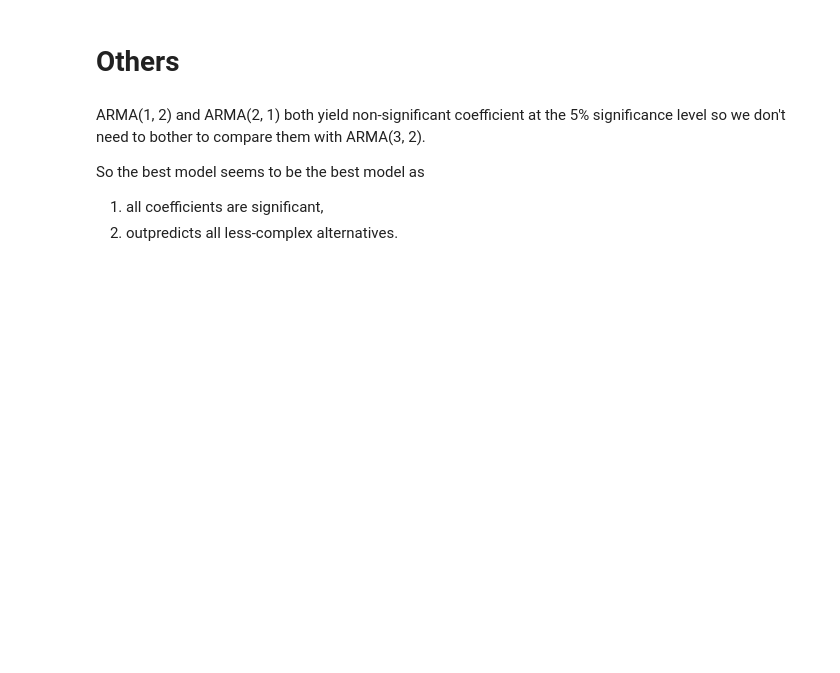
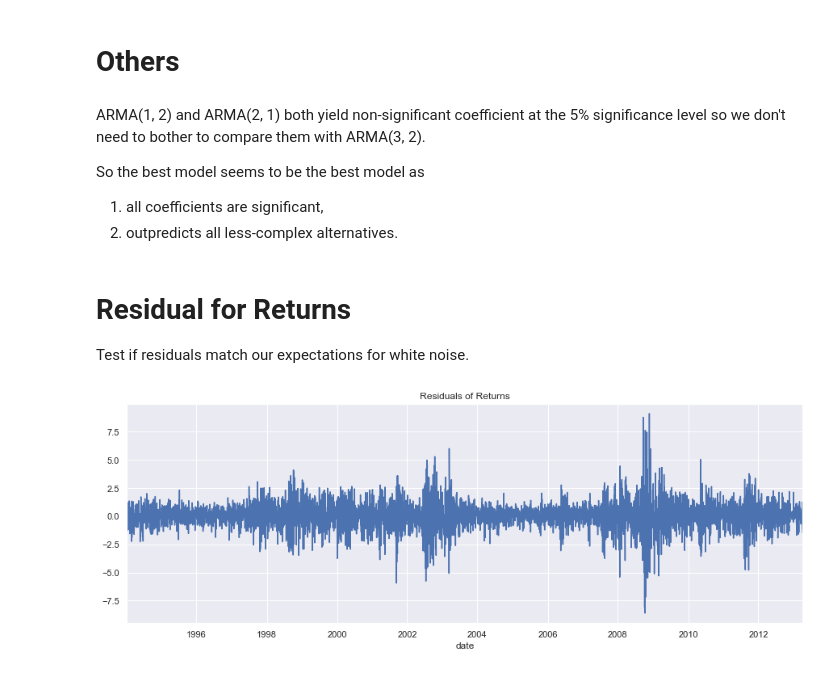
Before and after one commit to mkang32/snp500-analysis, a Jupyter notebook: notebooks/5.the_ARMA.ipynb, the cells around one changed output. Saved outputs shown, nothing was run; the diff lists cells and outputs as text; code cells hidden in the pictures; blank space fills up the shorter version.

Commit message:
ARMA residuals

```diff
--- a/notebooks/5.the_ARMA.ipynb
+++ b/notebooks/5.the_ARMA.ipynb
@@ -362,3 +372,15 @@ So the best model seems to be the best model as
 
 1) all coefficients are significant,
 2) outpredicts all less-complex alternatives.
+# %% [markdown]
+# Residual for Returns
+
+Test if residuals match our expectations for white noise.
+# %%
+df['res_ret_ar_3_ma_2'] = results_ret_ar_3_ma_2.resid[1:]
+
+df.res_ret_ar_3_ma_2.plot(figsize=(15, 5))
+plt.title("Residuals of Returns")
+plt.show()
+# %% [output]
+[figure, added]
```
Also changed, not shown: parts of 18 cells of this notebook.
